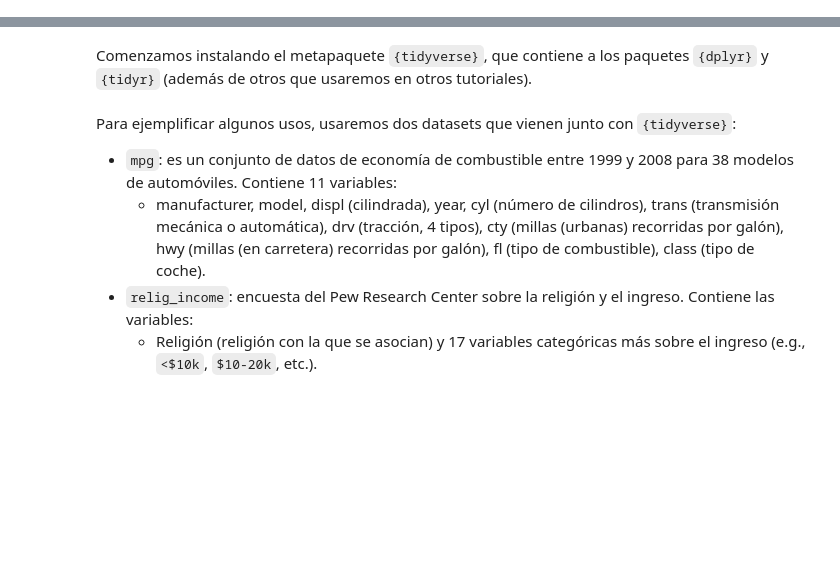
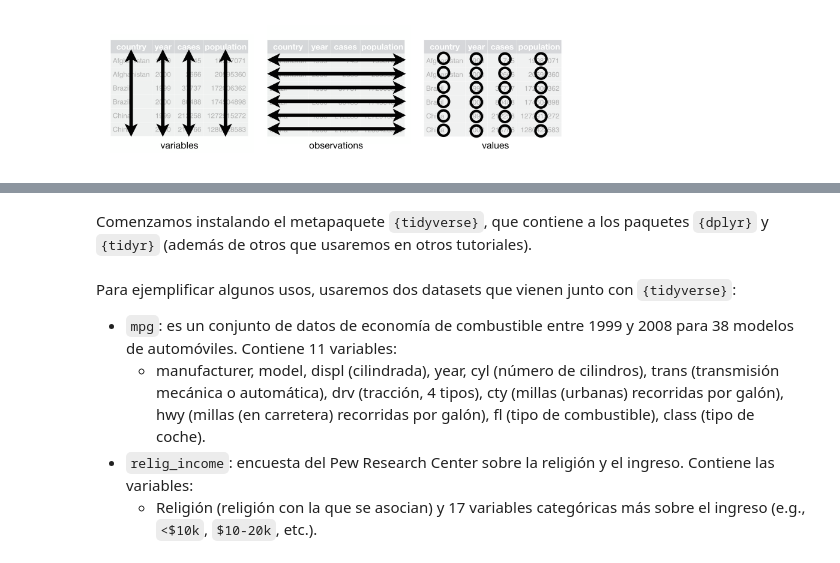
Before and after one commit to jealcalat/Analisis_multivariado-deprecated-, a Jupyter notebook: R_tutorials/data_wrangling_dplyr.ipynb, the cells around one changed output, grey strips where cells are left out. Cells and saved outputs as stored; diff of their text form; code cells hidden in the pictures; blank space fills up the shorter version.

Commit message:
irdisplay

```diff
--- a/R_tutorials/data_wrangling_dplyr.ipynb
+++ b/R_tutorials/data_wrangling_dplyr.ipynb
@@ -61,0 +23,6 @@ A continuación veremos cómo usar diversas funciones de `{dplyr}` y `{tidyr}` p
+# %%
+library(IRdisplay)
+dir_name <- paste0(getwd(), "/img/tidy-1.png")
+display_png(file = dir_name, width = 480)
+# %% [output]
+[figure, added]
```
Also changed, not shown: parts of 4 cells of this notebook.
